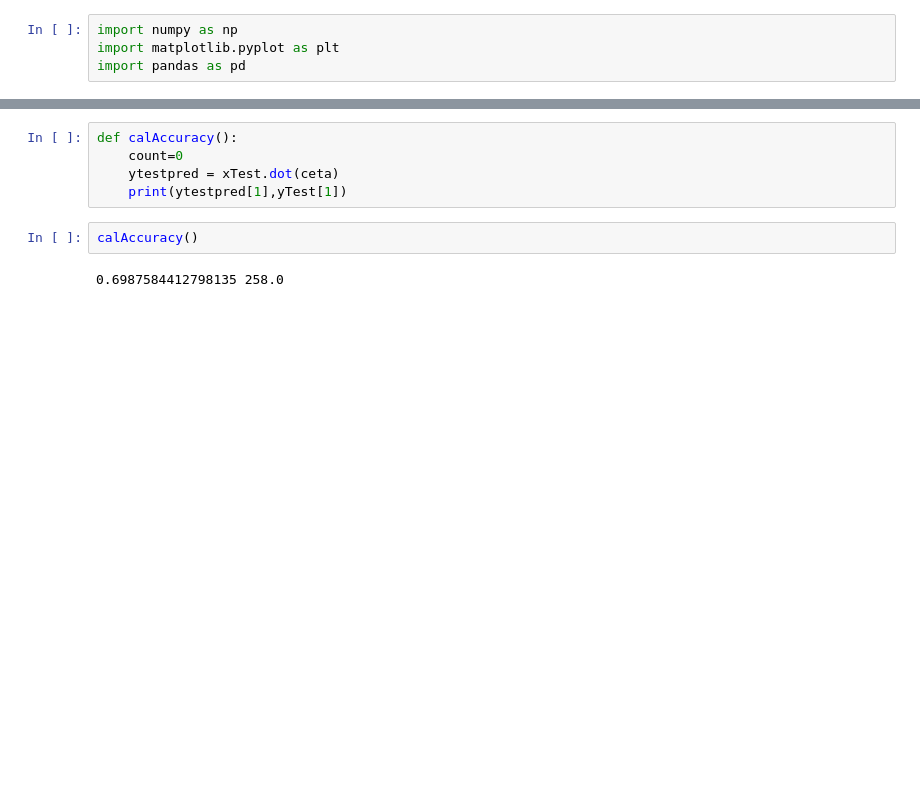
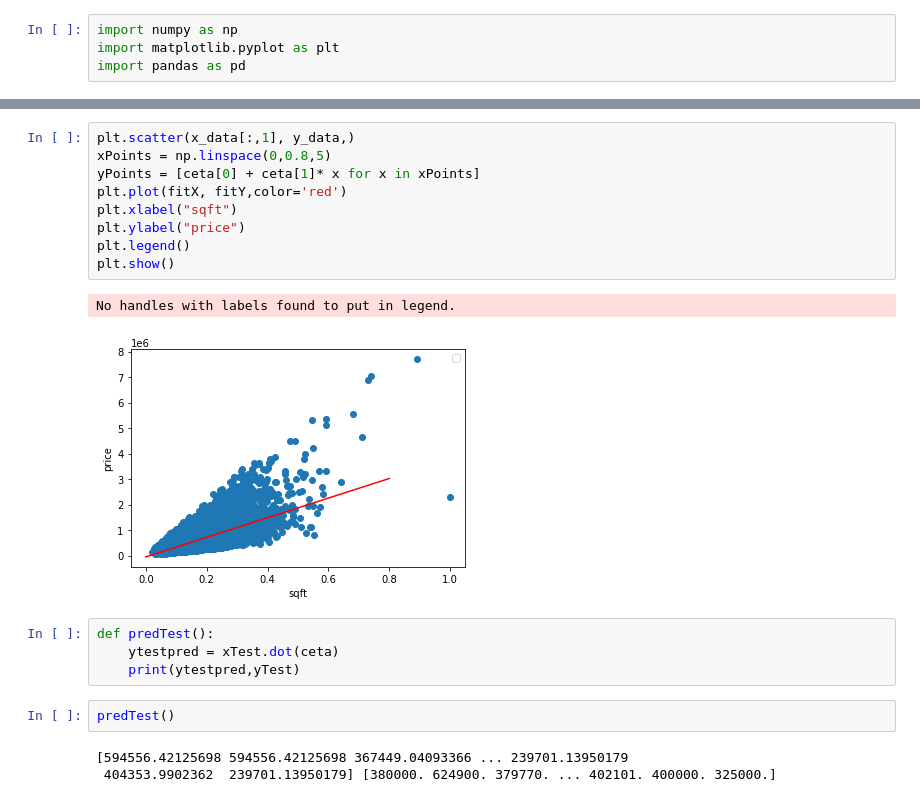
Before and after one commit to hossammohamed26/ML-LinearRegressionOneVariable, a Jupyter notebook: LinearReg.ipynb, the cells around one changed output, grey strips where cells are left out. Drawn from its saved outputs; the diff is of its cells as text; blank space fills up the shorter version.

```diff
--- a/LinearReg.ipynb
+++ b/LinearReg.ipynb
@@ -136,9 +118,21 @@ gradientDescentOneVar()
+# %%
+plt.scatter(x_data[:,1], y_data,)
+xPoints = np.linspace(0,0.8,5)
+yPoints = [ceta[0] + ceta[1]* x for x in xPoints]
+plt.plot(fitX, fitY,color='red')
+plt.xlabel("sqft")
+plt.ylabel("price")
+plt.legend()
+plt.show()
+# %% [output]
+No handles with labels found to put in legend.
+[figure, added]
 # %%
-def calAccuracy():
-    count=0
+def predTest():
     ytestpred = xTest.dot(ceta)
-    print(ytestpred[1],yTest[1])
+    print(ytestpred,yTest)
-# %%
-calAccuracy()
-# %% [output]
-0.6987584412798135 258.0
+# %%
+predTest()
+# %% [output]
+[594556.42125698 594556.42125698 367449.04093366 ... 239701.13950179
+ 404353.9902362  239701.13950179] [380000. 624900. 379770. ... 402101. 400000. 325000.]
```
Also changed, not shown: parts of 11 cells of this notebook.
